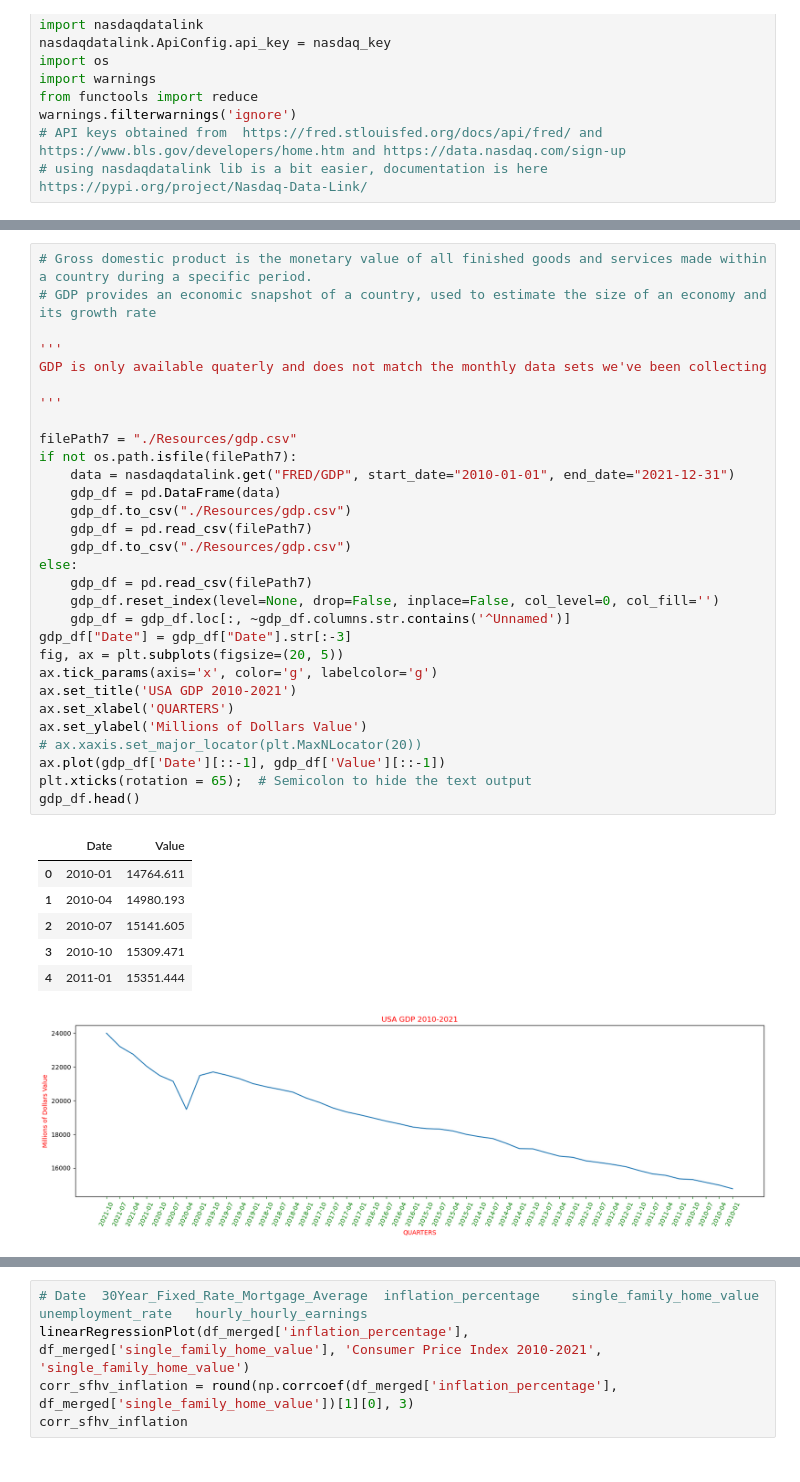
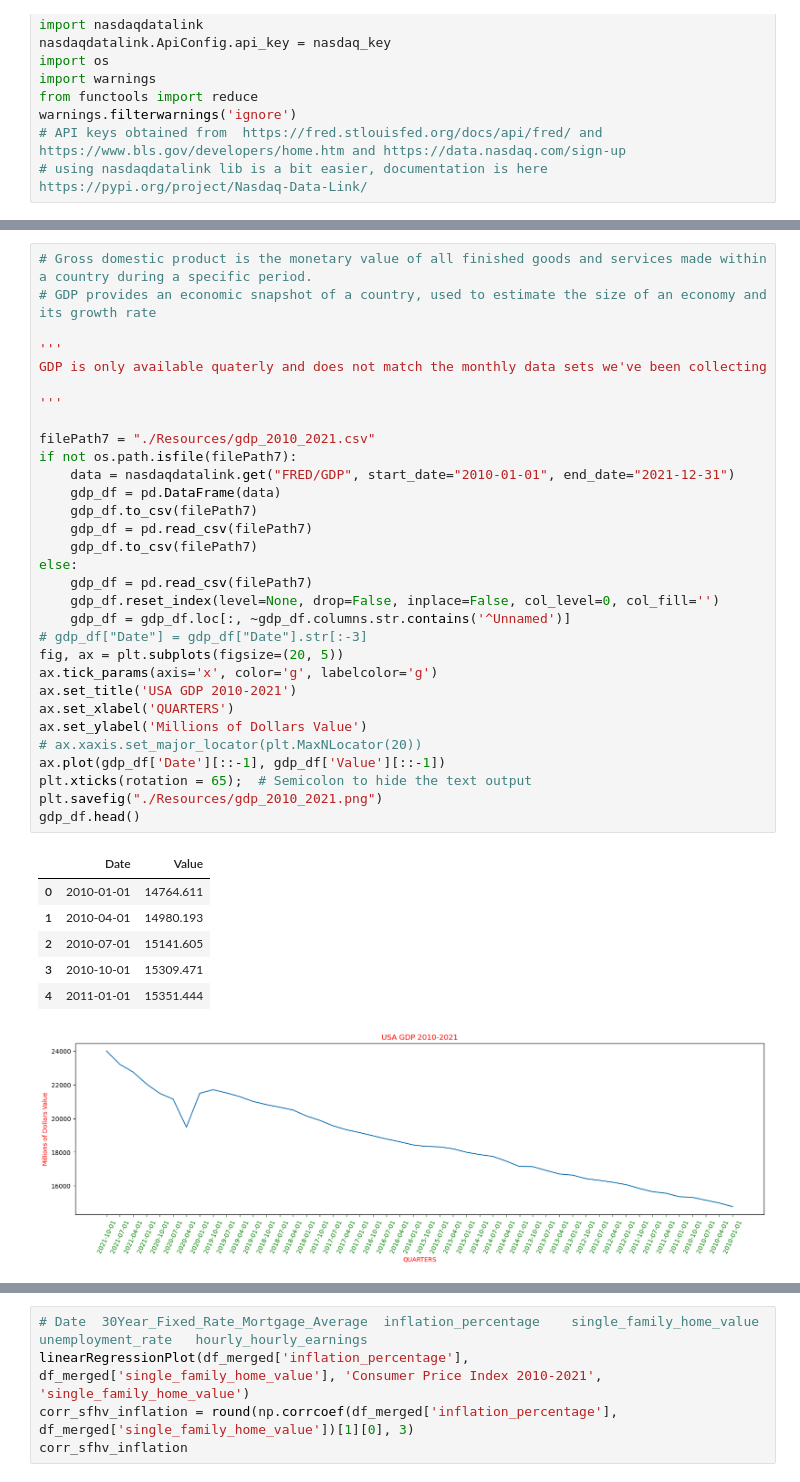
Before and after one commit to gusibis/main, a Jupyter notebook: project1.ipynb, the cells around one changed output, grey strips where cells are left out. Cells and saved outputs as stored; diff of their text form.

```diff
--- a/project1.ipynb
+++ b/project1.ipynb
@@ -244,41 +244,42 @@ inflation_pd.head()
 # %%
 # Gross domestic product is the monetary value of all finished goods and services made within a country during a specific period.
 # GDP provides an economic snapshot of a country, used to estimate the size of an economy and its growth rate
 
 '''
 GDP is only available quaterly and does not match the monthly data sets we've been collecting
 
 '''
 
-filePath7 = "./Resources/gdp.csv"
+filePath7 = "./Resources/gdp_2010_2021.csv"
 if not os.path.isfile(filePath7):
     data = nasdaqdatalink.get("FRED/GDP", start_date="2010-01-01", end_date="2021-12-31")
     gdp_df = pd.DataFrame(data)
-    gdp_df.to_csv("./Resources/gdp.csv")
+    gdp_df.to_csv(filePath7)
     gdp_df = pd.read_csv(filePath7)
-    gdp_df.to_csv("./Resources/gdp.csv")
+    gdp_df.to_csv(filePath7)
 else:
     gdp_df = pd.read_csv(filePath7)
     gdp_df.reset_index(level=None, drop=False, inplace=False, col_level=0, col_fill='')
     gdp_df = gdp_df.loc[:, ~gdp_df.columns.str.contains('^Unnamed')]
-gdp_df["Date"] = gdp_df["Date"].str[:-3]
+# gdp_df["Date"] = gdp_df["Date"].str[:-3]
 fig, ax = plt.subplots(figsize=(20, 5))
 ax.tick_params(axis='x', color='g', labelcolor='g')
 ax.set_title('USA GDP 2010-2021')
 ax.set_xlabel('QUARTERS')
 ax.set_ylabel('Millions of Dollars Value')
 # ax.xaxis.set_major_locator(plt.MaxNLocator(20))
 ax.plot(gdp_df['Date'][::-1], gdp_df['Value'][::-1])
 plt.xticks(rotation = 65);  # Semicolon to hide the text output
+plt.savefig("./Resources/gdp_2010_2021.png")
 gdp_df.head()
 # %% [output]
 |  | Date | Value |
-| 0 | 2010-01 | 14764.611 |
-| 1 | 2010-04 | 14980.193 |
-| 2 | 2010-07 | 15141.605 |
-| 3 | 2010-10 | 15309.471 |
-| 4 | 2011-01 | 15351.444 |
+| 0 | 2010-01-01 | 14764.611 |
+| 1 | 2010-04-01 | 14980.193 |
+| 2 | 2010-07-01 | 15141.605 |
+| 3 | 2010-10-01 | 15309.471 |
+| 4 | 2011-01-01 | 15351.444 |
-[figure, old version]
+[figure, new version]
 # %%
 # Data Frames
 '''
```
Also changed, not shown: parts of 19 cells of this notebook, 37 other files.
